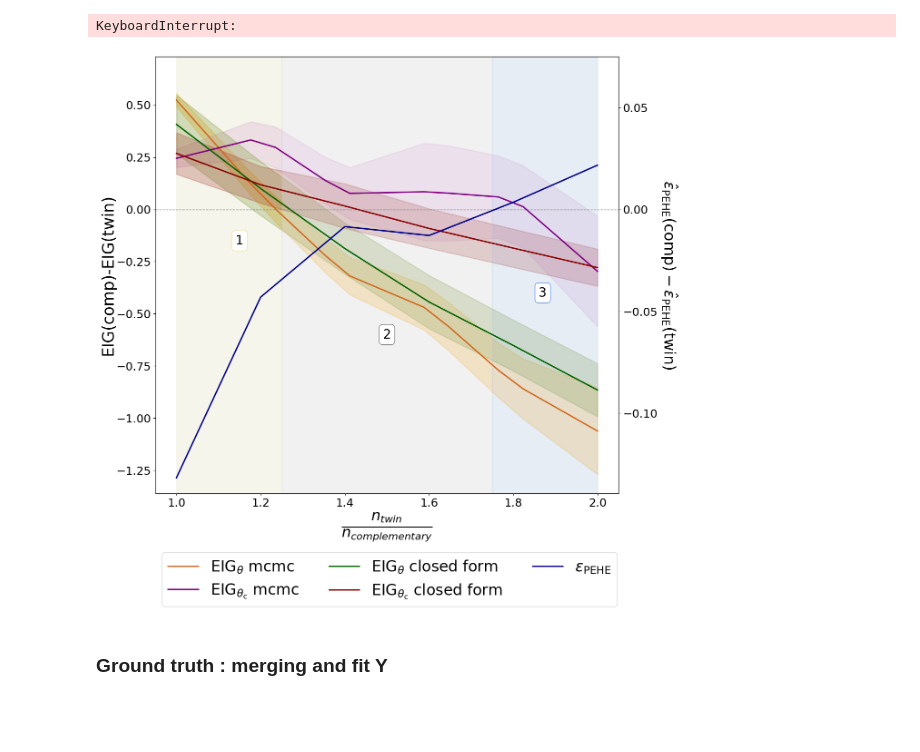
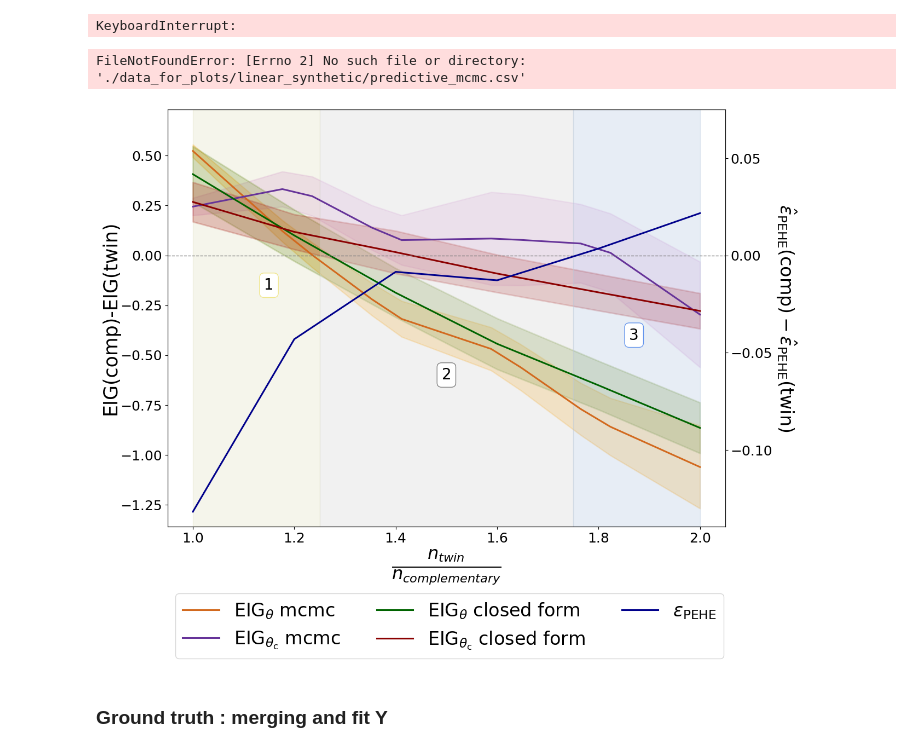
Before and after one commit to LucileTerminassian/causal_prospective_merge, a Jupyter notebook: notebooks/linear_synthetic.ipynb, the cells around one changed output. Cells and saved outputs as stored; diff of their text form; code cells hidden in the pictures; blank space fills up the shorter version.

```diff
--- a/notebooks/linear_synthetic.ipynb
+++ b/notebooks/linear_synthetic.ipynb
@@ -332,7 +336,7 @@ def plot_dict(
     second_axis: Union[dict, None] = None,
 ):
 
-    fig, ax1 = plt.subplots(figsize=(13, 11))
+    fig, ax1 = plt.subplots(figsize=(13, 9))
 
     for label, arr in data_dict.items():
 
@@ -360,7 +364,7 @@ def plot_dict(
             ax1.fill_between(x,
                 mean_data - std_data,
                 mean_data + std_data,
-                color=std_color, alpha=0.25, linewidth=1.7)
+                color=std_color, alpha=0.25, linewidth=2)
 
     if dict_additional_plots is not None:
         for key, arr in dict_additional_plots.items():
@@ -415,7 +419,7 @@ def plot_dict(
             ax1.axvspan(x_start, x_end, color=background_colors[i], alpha=0.08)
     # Create a single legend with labels from both axes
     fig.legend(handles=handles1 + handles2, labels=labels1 + labels2, \
-               loc='lower center', bbox_to_anchor=(0.5, -0.13), ncol=3, fontsize=24)
+               loc='lower center', bbox_to_anchor=(0.5, -0.15), ncol=3, fontsize=24)
 
     if title is not None:
         fig.suptitle(title)
@@ -438,33 +442,35 @@ def plot_dict(
 
     plt.show()
 # %%
-predictive_mcmc = pd.read_csv("/Users/lucile/causal_info_gain/data_for_plots/linear_synthetic/predictive_mcmc.csv")
-predictive_closed_form = pd.read_csv("/Users/lucile/causal_info_gain/data_for_plots/linear_synthetic/obs_closed_form.csv")
-caus_mcmc = pd.read_csv("/Users/lucile/causal_info_gain/data_for_plots/linear_synthetic/caus_mcmc.csv")
-caus_closed_form = pd.read_csv("/Users/lucile/causal_info_gain/data_for_plots/linear_synthetic/caus_closed_form.csv")
+predictive_mcmc = pd.read_csv("./data_for_plots/linear_synthetic/predictive_mcmc.csv")
+predictive_closed_form = pd.read_csv("./data_for_plots/linear_synthetic/obs_closed_form.csv")
+caus_mcmc = pd.read_csv("./data_for_plots/linear_synthetic/caus_mcmc.csv")
+caus_closed_form = pd.read_csv("./data_for_plots/linear_synthetic/caus_closed_form.csv")
 
-mean_mse_cate = pd.read_csv("/Users/lucile/causal_info_gain/data_for_plots/linear_synthetic/mean_mse_cate.csv")
+mean_mse_cate = pd.read_csv("./data_for_plots/linear_synthetic/mean_mse_cate.csv")
+# %% [output]
+FileNotFoundError: [Errno 2] No such file or directory: './data_for_plots/linear_synthetic/predictive_mcmc.csv'
 # %%
 dict_all_diff = {r'$\mathrm{EIG}_{\theta}$'+' mcmc': predictive_mcmc, r'$\mathrm{EIG}_{\theta_{\text{c}}}$'+' mcmc': caus_mcmc, \
                  r'$\mathrm{EIG}_{\theta}$'+' closed form': predictive_closed_form, r'$\mathrm{EIG}_{\theta_{\text{c}}}$'+' closed form': caus_closed_form}
 std_color_dict = {r'$\mathrm{EIG}_{\theta}$'+' mcmc': 'orange', r'$\mathrm{EIG}_{\theta_{\text{c}}}$'+' mcmc': 'plum', \
-                 r'$\mathrm{EIG}_{\theta}$'+' closed form': 'olivedrab', r'$\mathrm{EIG}_{\theta_{\text{c}}}$'+' closed form': 'brown'}
-mean_color_dict = {r'$\mathrm{EIG}_{\theta}$'+' mcmc': 'chocolate', r'$\mathrm{EIG}_{\theta_{\text{c}}}$'+' mcmc': 'purple', \
+                 r'$\mathrm{EIG}_{\theta}$'+' closed form': 'olivedrab', r'$\mathrm{EIG}_{\theta_{\text{c}}}$'+' closed form': 'firebrick'}
+mean_color_dict = {r'$\mathrm{EIG}_{\theta}$'+' mcmc': 'chocolate', r'$\mathrm{EIG}_{\theta_{\text{c}}}$'+' mcmc': 'rebeccapurple', \
                  r'$\mathrm{EIG}_{\theta}$'+' closed form': 'darkgreen', r'$\mathrm{EIG}_{\theta_{\text{c}}}$'+' closed form': 'darkred'}
 
 plot_dict(
     x = proportions,
     data_dict = dict_all_diff,
     mean_color_dict= mean_color_dict,
     std_color_dict = std_color_dict,
     axis_names=[r'$\frac{n_{twin}}{n_{complementary}}$', 'EIG(comp)-EIG(twin)', r'$\hat{\epsilon}_{\text{PEHE}}(\text{comp})-\hat{\epsilon}_{\text{PEHE}}(\text{twin})$'],
     dict_additional_plots=None,
     text=None,
     title= None,
     second_axis={r'$\epsilon_{\text{PEHE}}$':mean_mse_cate},
     save = "/Users/lucile/causal_info_gain/plots/linear_synthetic/with_text_box") #"/Users/lucile/causal_info_gain/plots/linear_synthetic/without_text_box")
 # %% [output]
-[figure, old version]
+[figure, new version]
 # %% [markdown]
 ### Ground truth : merging and fit Y
 # %%
```
Also changed, not shown: parts of 2 cells of this notebook, 7 other files.
